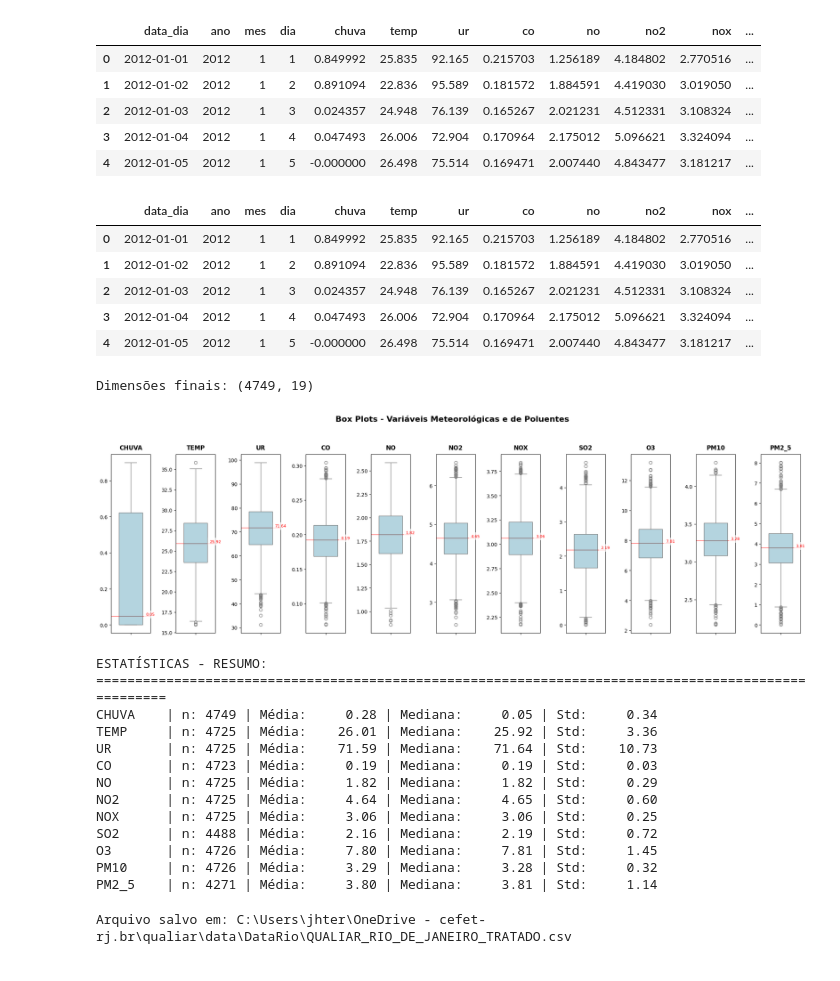
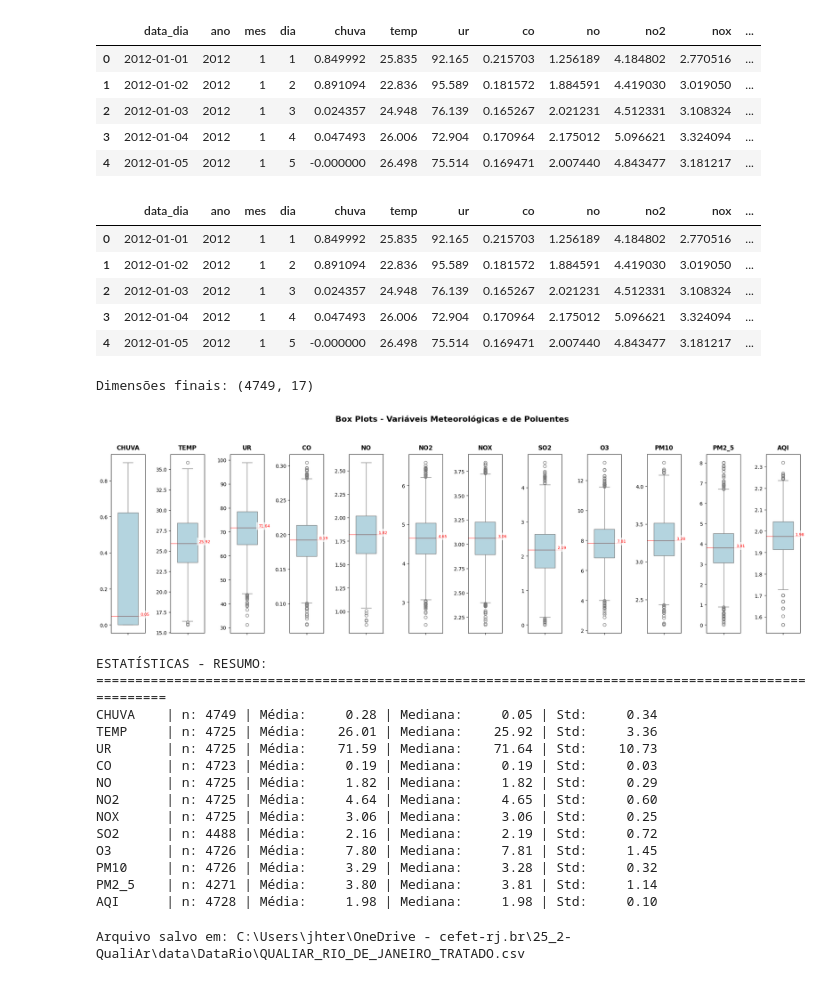
Before and after one commit to EIC-BCC/25_2-QualiAr, a Jupyter notebook: Analise-Exploratoria/Qualidade-Ar-RJ/qualiar_rj.ipynb, the cells around one changed output. Saved outputs shown, nothing was run; the diff lists cells and outputs as text; code cells hidden in the pictures.

```diff
--- a/Analise-Exploratoria/Qualidade-Ar-RJ/qualiar_rj.ipynb
+++ b/Analise-Exploratoria/Qualidade-Ar-RJ/qualiar_rj.ipynb
@@ -93,7 +88,7 @@ def carregar_estacoes_github(estacoes):
 
     estacoes: lista de nomes das estações (strings, ex.: ["BANGU", "CAMPO_GRANDE", ...])
     """
-    base_url = "https://raw.githubusercontent.com/AILAB-CEFET-RJ/qualiar/main/data/DataRio/Estacoes_Tratadas_Por_Dia"
+    base_url = "https://raw.githubusercontent.com/EIC-BCC/25_2-QualiAr/refs/heads/main/data/DataRio/Estacoes_Tratadas_Por_Dia"
 
     dfs = []
     for est in estacoes:
@@ -1243,13 +1205,8 @@ print("Dimensões finais:", df_cidade.shape)
 | 2 | 2012-01-03 | 2012 | 1 | 3 | 0.024357 | 24.948 | 76.139 | 0.165267 | 2.021231 | 4.512331 | 3.108324 | ... |
 | 3 | 2012-01-04 | 2012 | 1 | 4 | 0.047493 | 26.006 | 72.904 | 0.170964 | 2.175012 | 5.096621 | 3.324094 | ... |
 | 4 | 2012-01-05 | 2012 | 1 | 5 | -0.000000 | 26.498 | 75.514 | 0.169471 | 2.007440 | 4.843477 | 3.181217 | ... |
-Dimensões finais: (4749, 19)
+Dimensões finais: (4749, 17)
 # %%
-import matplotlib.pyplot as plt
-import seaborn as sns
-import pandas as pd
-import numpy as np
-
 def plot_boxplots_linha_unica(df, variaveis, figsize=(20, 6)):
     """
     Gera todos os box plots em uma única linha horizontal
@@ -1283,35 +1240,35 @@ def plot_boxplots_linha_unica(df, variaveis, figsize=(20, 6)):
         sns.boxplot(y=df[var], ax=axes[i], color='lightblue', width=0.6)
 
         # Títulos e formatação
         axes[i].set_title(var.upper(), fontsize=12, fontweight='bold', pad=10)
         axes[i].set_ylabel('')  # Remove o label do eixo Y para economizar espaço
 
         # Adiciona valor da mediana no gráfico
         mediana = df[var].median()
         axes[i].axhline(y=mediana, color='red', linestyle='-', alpha=0.7, linewidth=1)
         axes[i].text(0.5, mediana, f'{mediana:.2f}',
                     ha='center', va='bottom', fontsize=8, color='red',
                     bbox=dict(facecolor='white', alpha=0.7, edgecolor='none'))
 
         # Rotaciona os labels do eixo X se necessário
         axes[i].tick_params(axis='x', rotation=45)
 
     plt.tight_layout()
     plt.show()
 
     # Imprime estatísticas no console
     print("ESTATÍSTICAS - RESUMO:")
     print("="*100)
     for var in variaveis_existentes:
         print(f"{var.upper():8} | n: {df[var].count():4} | Média: {df[var].mean():8.2f} | Mediana: {df[var].median():8.2f} | Std: {df[var].std():8.2f}")
 
 # Lista das variáveis
-variaveis_analise = ['chuva', 'temp', 'ur', 'co', 'no', 'no2', 'nox', 'so2', 'o3', 'pm10', 'pm2_5']
+variaveis_analise = ['chuva', 'temp', 'ur', 'co', 'no', 'no2', 'nox', 'so2', 'o3', 'pm10', 'pm2_5', 'AQI']
 
 # Executa a função
 plot_boxplots_linha_unica(df_cidade, variaveis_analise)
 # %% [output]
-[figure, old version]
+[figure, new version]
 ESTATÍSTICAS - RESUMO:
 ====================================================================================================
 CHUVA    | n: 4749 | Média:     0.28 | Mediana:     0.05 | Std:     0.34
@@ -1325,4 +1282,5 @@ SO2      | n: 4488 | Média:     2.16 | Mediana:     2.19 | Std:     0.72
 O3       | n: 4726 | Média:     7.80 | Mediana:     7.81 | Std:     1.45
 PM10     | n: 4726 | Média:     3.29 | Mediana:     3.28 | Std:     0.32
 PM2_5    | n: 4271 | Média:     3.80 | Mediana:     3.81 | Std:     1.14
+AQI      | n: 4728 | Média:     1.98 | Mediana:     1.98 | Std:     0.10
 # %%
@@ -1362,7 +1316,7 @@ for col in cols:
     fig.savefig(TS_DIR / f"serie_{col}.png", dpi=200, bbox_inches="tight")
     plt.close(fig)
 # %%
-project_root = Path().resolve().parents[2]
+project_root = Path().resolve().parents[1]
 
 output_dir = project_root / "data" / "DataRio"
 output_dir.mkdir(parents=True, exist_ok=True)
@@ -1372,4 +1326,4 @@ df_cidade.to_csv(output_csv_path, index=False, encoding='utf-8')
 
 print(f"Arquivo salvo em: {output_csv_path}")
 # %% [output]
-Arquivo salvo em: C:\Users\jhter\OneDrive - cefet-rj.br\qualiar\data\DataRio\QUALIAR_RIO_DE_JANEIRO_TRATADO.csv
+Arquivo salvo em: C:\Users\jhter\OneDrive - cefet-rj.br\25_2-QualiAr\data\DataRio\QUALIAR_RIO_DE_JANEIRO_TRATADO.csv
```
Also changed, not shown: parts of 20 cells of this notebook, 10 other files.
